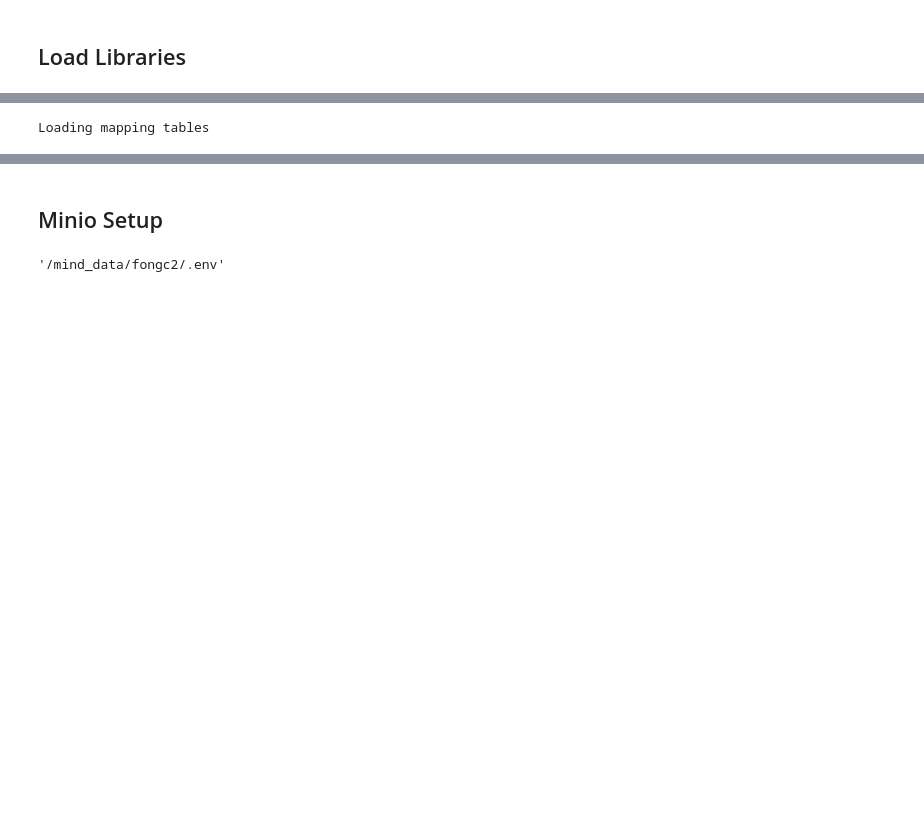
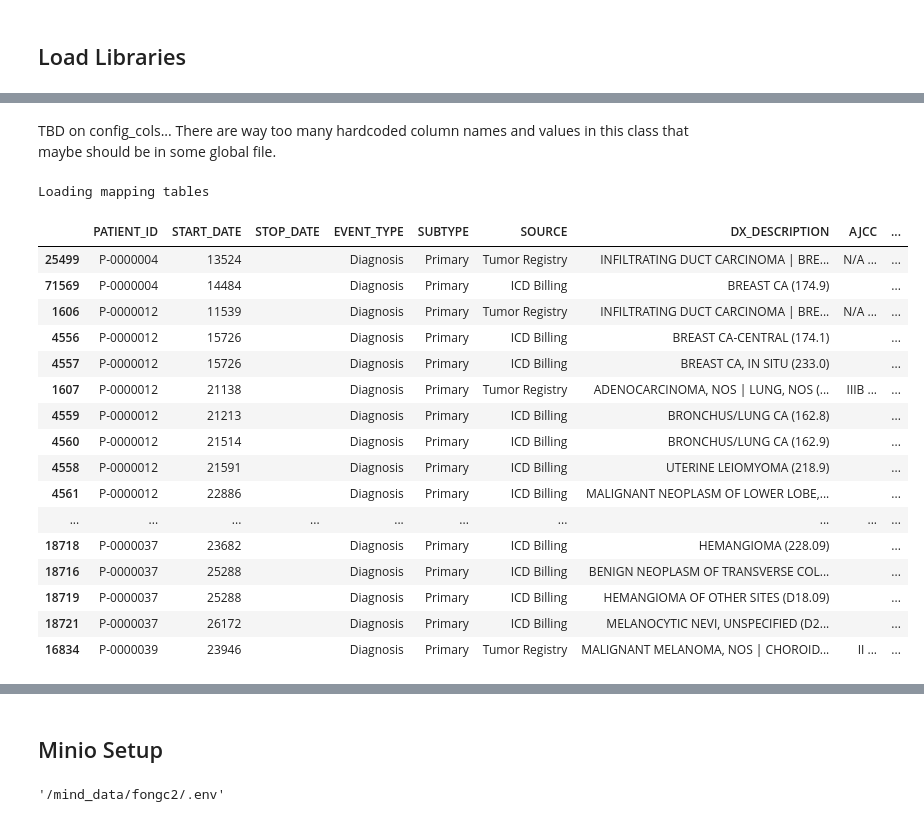
Before and after one commit to clinical-data-mining/organ-site-mapping, a Jupyter notebook: demo_notebooks/met_site_data_creation_impact_scaled.ipynb, the cells around one changed output, grey strips where cells are left out. Saved outputs shown, nothing was run; the diff lists cells and outputs as text; code cells hidden in the pictures; blank space fills up the shorter version.

Commit message:
Updating cbioportal timeline creation and testing class for streamlining cbioportal file creation.

```diff
--- a/demo_notebooks/met_site_data_creation_impact_scaled.ipynb
+++ b/demo_notebooks/met_site_data_creation_impact_scaled.ipynb
@@ -45,17 +35,9 @@ const.fname_mapping_rdn_all_sites
 # %%
+# Filenames (Minio objects) required to create "Diagnosis" timeline files for cBioPortal
 fname_minio_env = '/mind_data/fongc2/cdm-utilities/minio_env.txt'
 fname_cbio = 'cbioportal/mskimpact_ids.tsv'
 fname_dx = 'diagnosis/table_diagnosis_clean.csv'
 fname_demo = 'demographics/ddp_demographics.tsv'
 fname_impact_map = 'summary/IMPACT_Darwin_Sample_Summary.tsv'
-
-obj_dx_timeline = cBioPortalDiagnosisTimeline(fname_minio_config=fname_minio_env,
-                                              config_cols=None,
-                                              const_organ_map=const,
-                                              fname_impact_map=fname_impact_map,
-                                              fname_demo=fname_demo,
-                                              fname_dx=fname_dx,
-                                              fname_cbio=fname_cbio,
-                                              fname_rad_pred=None)
+fname_rad_pred = 'radiology/aacr_predictions.csv'
+config_cols = None
-# %% [output]
-Loading mapping tables
@@ -65,0 +44,35 @@ obj_dx_timeline._df_dx_ln_impact['DX_DESCRIPTION'].value_counts();
+# %% [markdown]
+TBD on config_cols... There are way too many hardcoded column names and values in this class that maybe should be in some global file.
+# %%
+obj_dx_timeline = cBioPortalDiagnosisTimeline(fname_minio_config=fname_minio_env,
+                                              config_cols=config_cols,
+                                              const_organ_map=const,
+                                              fname_impact_map=fname_impact_map,
+                                              fname_demo=fname_demo,
+                                              fname_dx=fname_dx,
+                                              fname_cbio=fname_cbio,
+                                              fname_rad_pred=fname_rad_pred)
+# %% [output]
+Loading mapping tables
+# %%
+df_prim = obj_dx_timeline.primary_dx_clean_and_merge(fname_save=None)
+# %%
+df_prim.head(50)
+# %% [output]
+|  | PATIENT_ID | START_DATE | STOP_DATE | EVENT_TYPE | SUBTYPE | SOURCE | DX_DESCRIPTION | AJCC | ... |
+| 25499 | P-0000004 | 13524 |  | Diagnosis | Primary | Tumor Registry | INFILTRATING DUCT CARCINOMA | BRE... | N/A ... | ... |
+| 71569 | P-0000004 | 14484 |  | Diagnosis | Primary | ICD Billing | BREAST CA (174.9) |  | ... |
+| 1606 | P-0000012 | 11539 |  | Diagnosis | Primary | Tumor Registry | INFILTRATING DUCT CARCINOMA | BRE... | N/A ... | ... |
+| 4556 | P-0000012 | 15726 |  | Diagnosis | Primary | ICD Billing | BREAST CA-CENTRAL (174.1) |  | ... |
+| 4557 | P-0000012 | 15726 |  | Diagnosis | Primary | ICD Billing | BREAST CA, IN SITU (233.0) |  | ... |
+| 1607 | P-0000012 | 21138 |  | Diagnosis | Primary | Tumor Registry | ADENOCARCINOMA, NOS | LUNG, NOS (... | IIIB ... | ... |
+| 4559 | P-0000012 | 21213 |  | Diagnosis | Primary | ICD Billing | BRONCHUS/LUNG CA (162.8) |  | ... |
+| 4560 | P-0000012 | 21514 |  | Diagnosis | Primary | ICD Billing | BRONCHUS/LUNG CA (162.9) |  | ... |
+| 4558 | P-0000012 | 21591 |  | Diagnosis | Primary | ICD Billing | UTERINE LEIOMYOMA (218.9) |  | ... |
+| 4561 | P-0000012 | 22886 |  | Diagnosis | Primary | ICD Billing | MALIGNANT NEOPLASM OF LOWER LOBE,... |  | ... |
+| ... | ... | ... | ... | ... | ... | ... | ... | ... | ... |
+| 18718 | P-0000037 | 23682 |  | Diagnosis | Primary | ICD Billing | HEMANGIOMA (228.09) |  | ... |
+| 18716 | P-0000037 | 25288 |  | Diagnosis | Primary | ICD Billing | BENIGN NEOPLASM OF TRANSVERSE COL... |  | ... |
+| 18719 | P-0000037 | 25288 |  | Diagnosis | Primary | ICD Billing | HEMANGIOMA OF OTHER SITES (D18.09) |  | ... |
+| 18721 | P-0000037 | 26172 |  | Diagnosis | Primary | ICD Billing | MELANOCYTIC NEVI, UNSPECIFIED (D2... |  | ... |
+| 16834 | P-0000039 | 23946 |  | Diagnosis | Primary | Tumor Registry | MALIGNANT MELANOMA, NOS | CHOROID... | II ... | ... |
```
Also changed, not shown: parts of 52 cells of this notebook, 1 other file.
